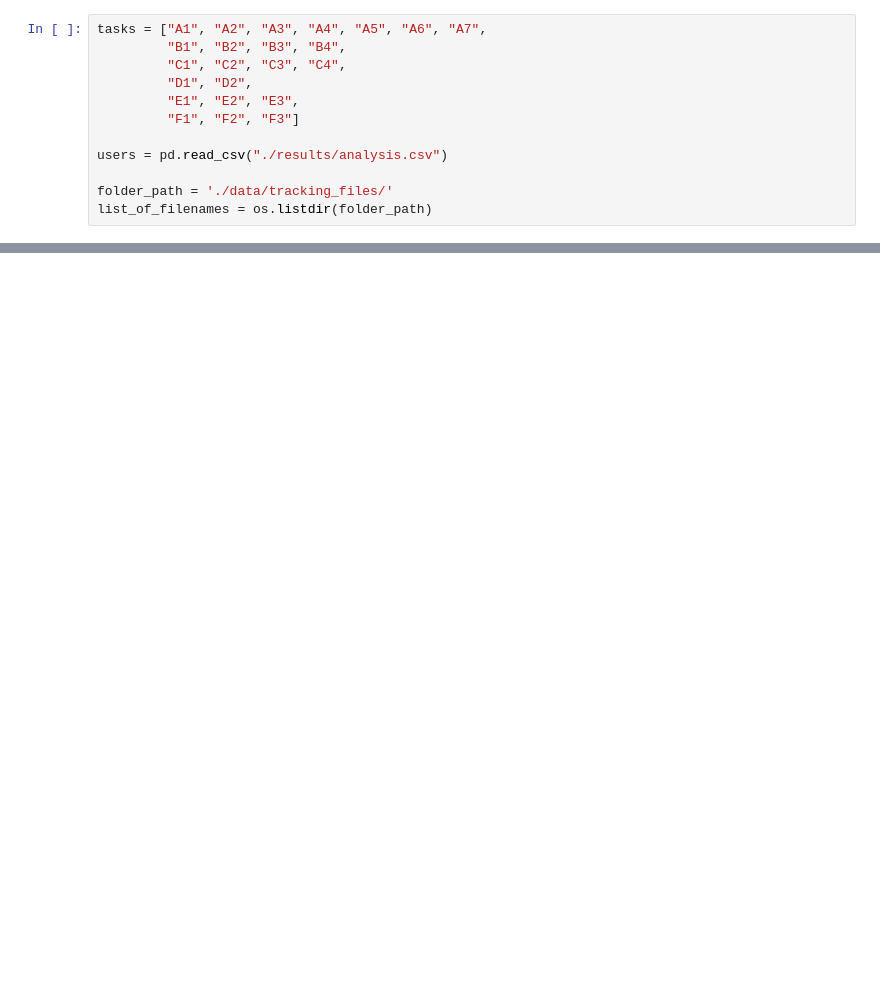
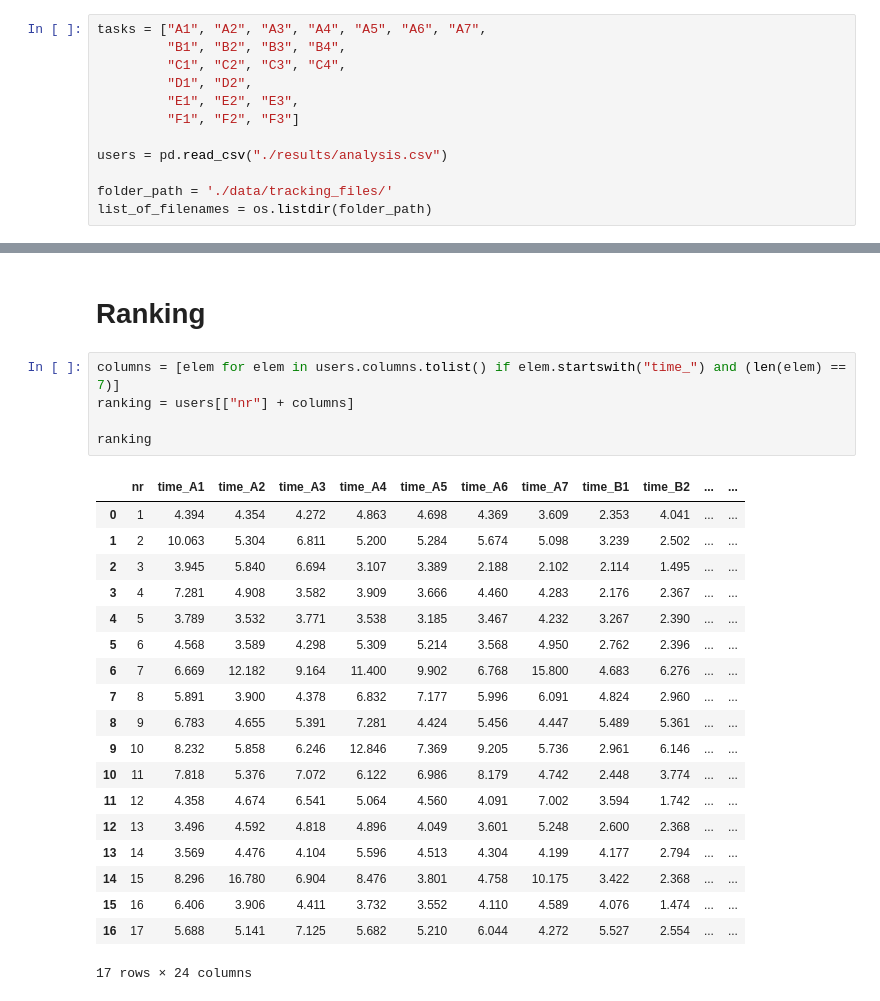
Before and after one commit to isabelvonah/ba, a Jupyter notebook: analysis/03_visual_analysis.ipynb, the cells around one changed output, grey strips where cells are left out. Saved outputs shown, nothing was run; the diff lists cells and outputs as text; blank space fills up the shorter version.

```diff
--- a/analysis/03_visual_analysis.ipynb
+++ b/analysis/03_visual_analysis.ipynb
@@ -173,0 +176,27 @@ for task in tasks:
+# %% [markdown]
+# Ranking
+# %%
+columns = [elem for elem in users.columns.tolist() if elem.startswith("time_") and (len(elem) == 7)]
+ranking = users[["nr"] + columns]
+
+ranking
+# %% [output]
+|  | nr | time_A1 | time_A2 | time_A3 | time_A4 | time_A5 | time_A6 | time_A7 | time_B1 | time_B2 | ... | ... |
+| 0 | 1 | 4.394 | 4.354 | 4.272 | 4.863 | 4.698 | 4.369 | 3.609 | 2.353 | 4.041 | ... | ... |
+| 1 | 2 | 10.063 | 5.304 | 6.811 | 5.200 | 5.284 | 5.674 | 5.098 | 3.239 | 2.502 | ... | ... |
+| 2 | 3 | 3.945 | 5.840 | 6.694 | 3.107 | 3.389 | 2.188 | 2.102 | 2.114 | 1.495 | ... | ... |
+| 3 | 4 | 7.281 | 4.908 | 3.582 | 3.909 | 3.666 | 4.460 | 4.283 | 2.176 | 2.367 | ... | ... |
+| 4 | 5 | 3.789 | 3.532 | 3.771 | 3.538 | 3.185 | 3.467 | 4.232 | 3.267 | 2.390 | ... | ... |
+| 5 | 6 | 4.568 | 3.589 | 4.298 | 5.309 | 5.214 | 3.568 | 4.950 | 2.762 | 2.396 | ... | ... |
+| 6 | 7 | 6.669 | 12.182 | 9.164 | 11.400 | 9.902 | 6.768 | 15.800 | 4.683 | 6.276 | ... | ... |
+| 7 | 8 | 5.891 | 3.900 | 4.378 | 6.832 | 7.177 | 5.996 | 6.091 | 4.824 | 2.960 | ... | ... |
+| 8 | 9 | 6.783 | 4.655 | 5.391 | 7.281 | 4.424 | 5.456 | 4.447 | 5.489 | 5.361 | ... | ... |
+| 9 | 10 | 8.232 | 5.858 | 6.246 | 12.846 | 7.369 | 9.205 | 5.736 | 2.961 | 6.146 | ... | ... |
+| 10 | 11 | 7.818 | 5.376 | 7.072 | 6.122 | 6.986 | 8.179 | 4.742 | 2.448 | 3.774 | ... | ... |
+| 11 | 12 | 4.358 | 4.674 | 6.541 | 5.064 | 4.560 | 4.091 | 7.002 | 3.594 | 1.742 | ... | ... |
+| 12 | 13 | 3.496 | 4.592 | 4.818 | 4.896 | 4.049 | 3.601 | 5.248 | 2.600 | 2.368 | ... | ... |
+| 13 | 14 | 3.569 | 4.476 | 4.104 | 5.596 | 4.513 | 4.304 | 4.199 | 4.177 | 2.794 | ... | ... |
+| 14 | 15 | 8.296 | 16.780 | 6.904 | 8.476 | 3.801 | 4.758 | 10.175 | 3.422 | 2.368 | ... | ... |
+| 15 | 16 | 6.406 | 3.906 | 4.411 | 3.732 | 3.552 | 4.110 | 4.589 | 4.076 | 1.474 | ... | ... |
+| 16 | 17 | 5.688 | 5.141 | 7.125 | 5.682 | 5.210 | 6.044 | 4.272 | 5.527 | 2.554 | ... | ... |
+17 rows × 24 columns
```
Also changed, not shown: parts of 13 cells of this notebook, 2 other files.
